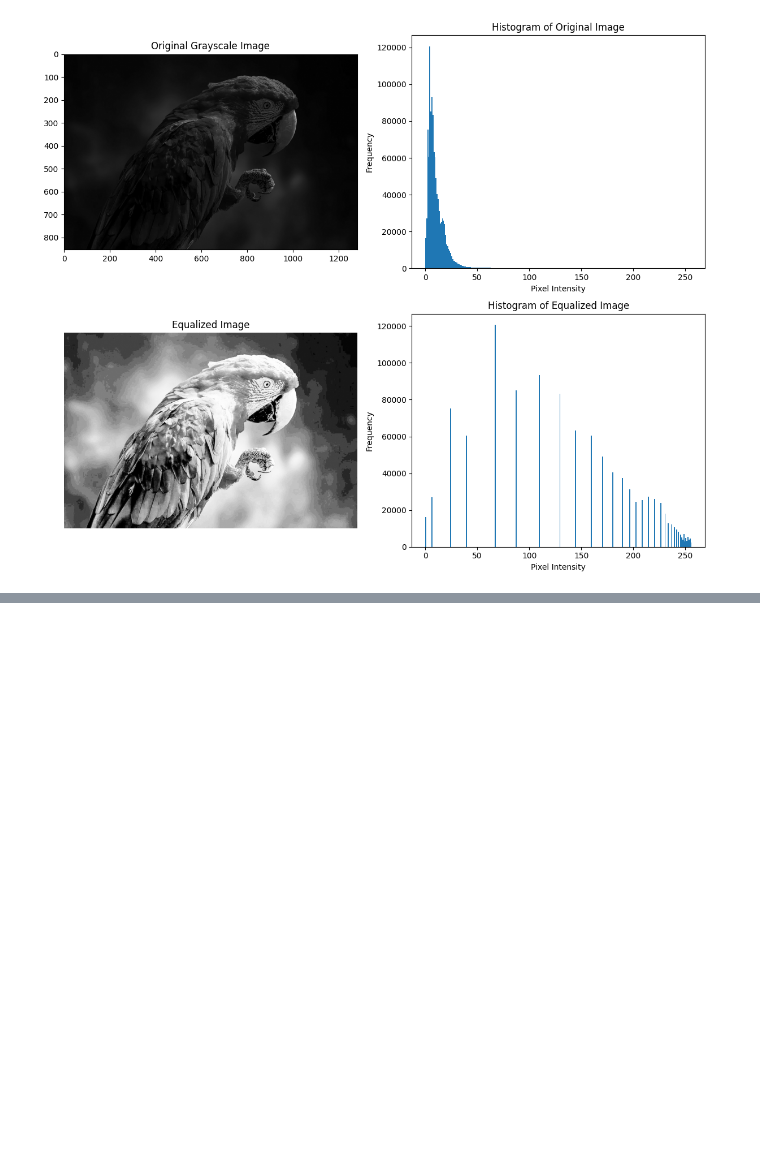
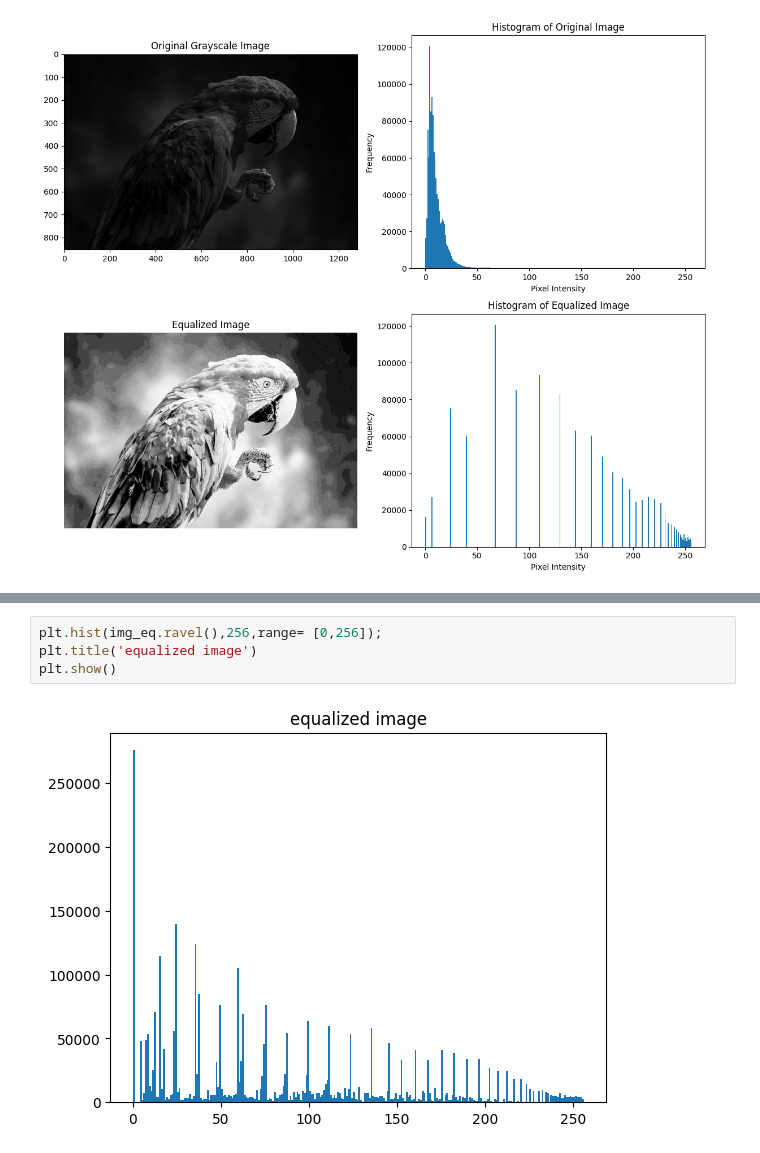
Before and after one commit to Aadi6777/Histogram-Equalization-Using-OpenCV, a Jupyter notebook: Histogram.ipynb, the cells around one changed output, grey strips where cells are left out. Drawn from its saved outputs; the diff is of its cells as text; blank space fills up the shorter version.

```diff
--- a/Histogram.ipynb
+++ b/Histogram.ipynb
@@ -81,0 +94,6 @@ plt.show()
+# %%
+plt.hist(img_eq.ravel(),256,range= [0,256]);
+plt.title('equalized image')
+plt.show()
+# %% [output]
+[figure, added]
```
Also changed, not shown: parts of 3 cells of this notebook.
